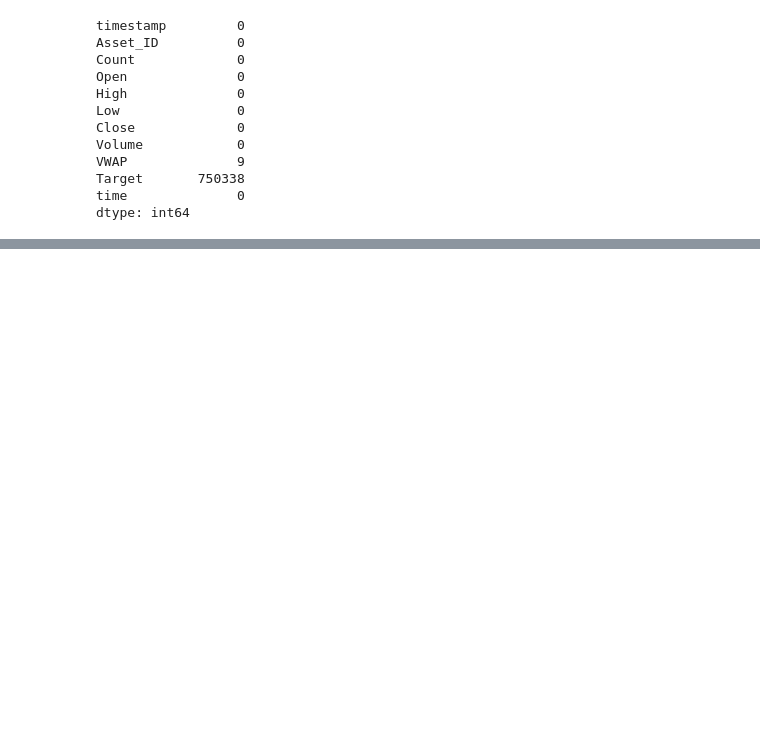
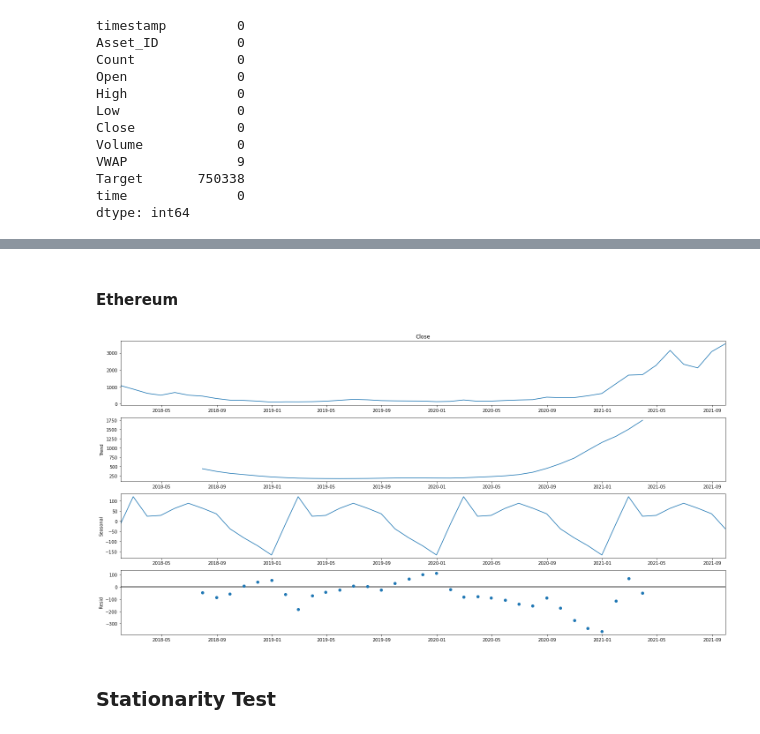
Before and after one commit to ProsperChuks/G-Research-Crypto-Forecasting, a Jupyter notebook: g-r-crypto-forecast.ipynb, the cells around one changed output, grey strips where cells are left out. Drawn from its saved outputs; the diff is of its cells as text; code cells hidden in the pictures; blank space fills up the shorter version.

```diff
--- a/g-r-crypto-forecast.ipynb
+++ b/g-r-crypto-forecast.ipynb
@@ -102,0 +161,12 @@ None
+# %% [markdown]
+#### Ethereum
+# %%
+re_eth = eth.Close.resample('M').mean()
+rcParams['figure.figsize'] = 20, 10
+decomp_series = sm.tsa.seasonal_decompose(re_eth, model='addictive')
+decomp_series.plot()
+plt.show()
+# %% [output]
+[figure, added]
+# %% [markdown]
+### Stationarity Test
```
Also changed, not shown: parts of 21 cells of this notebook.
